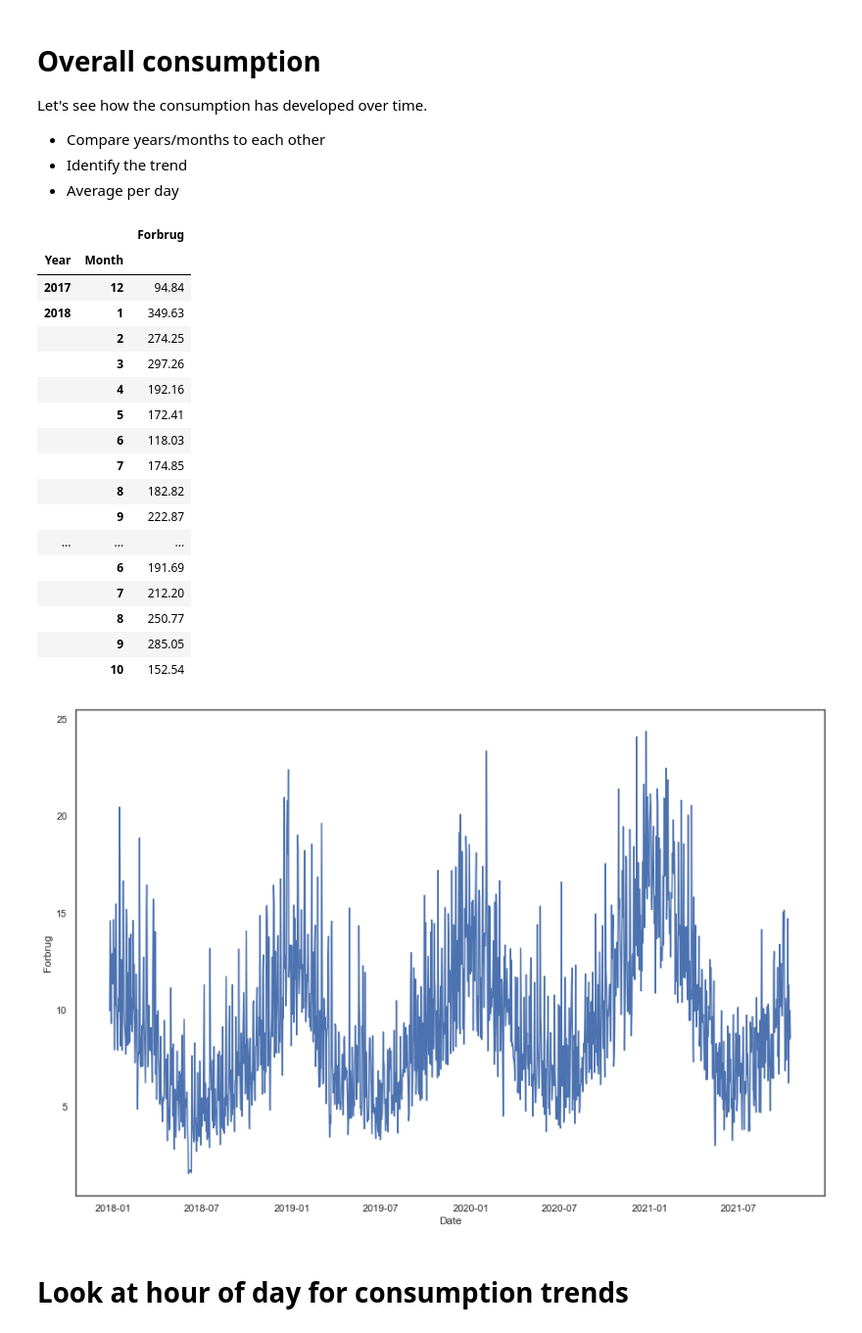
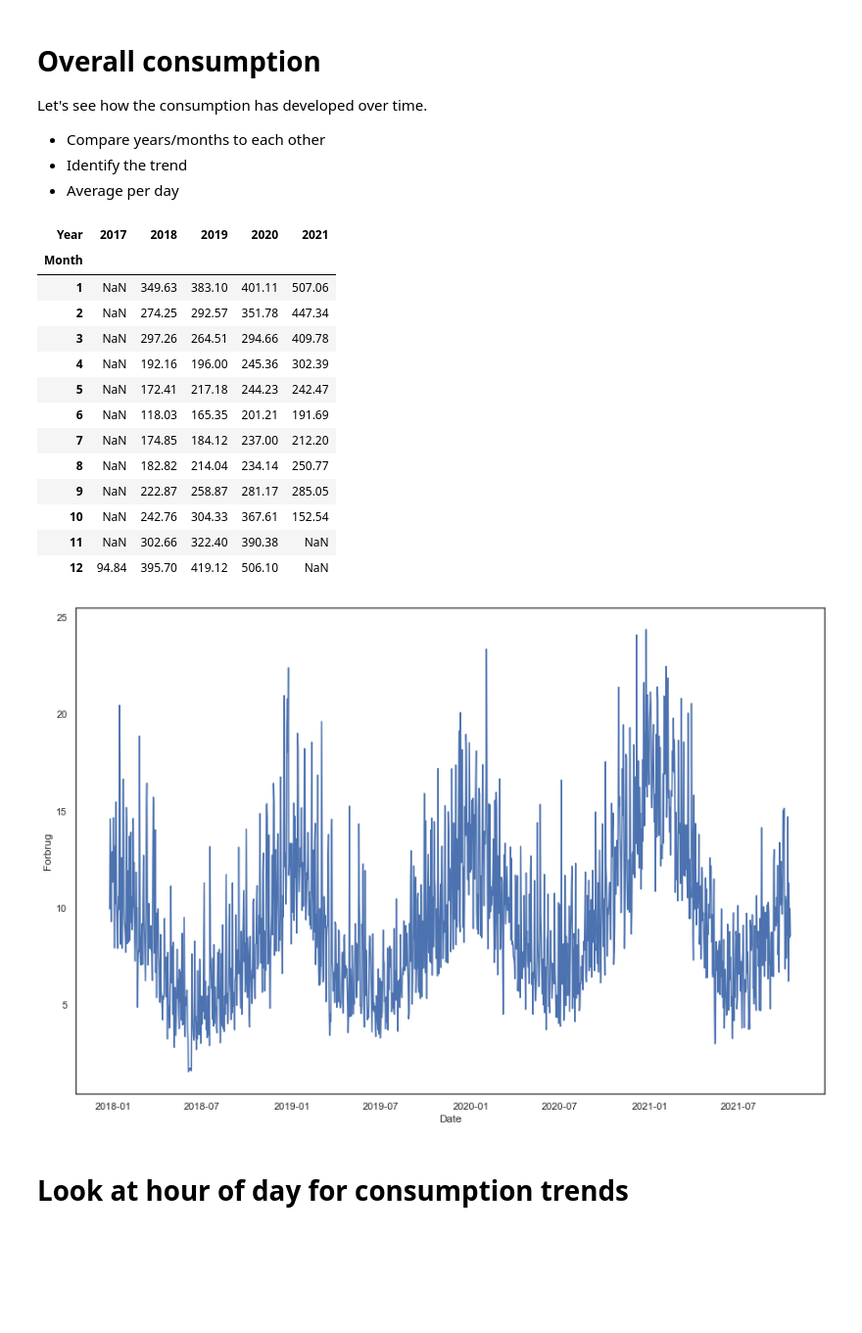
Before and after one commit to jriisj/UtilitiesConsumptionADE, a Jupyter notebook: src/index.ipynb, the cells around one changed output. Shown at 98% size. Saved outputs shown, nothing was run; the diff lists cells and outputs as text; code cells hidden in the pictures; blank space fills up the shorter version.

```diff
--- a/src/index.ipynb
+++ b/src/index.ipynb
@@ -67,35 +67,31 @@ Let's see how the consumption has developed over time.
 # %%
 #Start with aggregating the data to day-level
 test = pd.unique(consumption['Date'])
 
 dayconsumption = consumption.groupby('Date').agg({'Forbrug':'sum'})
 
 #let's plot that graph and see how bad it looks
 #dayconsumption.plot()
-f, ax = plt.subplots(figsize=(15, 10))
+#f, ax = plt.subplots(figsize=(15, 10))
 sns.lineplot(x='Date', y='Forbrug', data=dayconsumption, ax=ax)
 
-monthconsumption = pd.pivot_table(consumption,values='Forbrug',index=['Year','Month'],aggfunc=np.sum)
-monthconsumption
+monthconsumption = pd.pivot_table(consumption,values='Forbrug',index=['Month'],columns='Year',aggfunc=np.sum)
+#monthconsumption
 # %% [output]
-|  |  | Forbrug |
-| Year | Month |  |
-| 2017 | 12 | 94.84 |
-| 2018 | 1 | 349.63 |
-|  | 2 | 274.25 |
-|  | 3 | 297.26 |
-|  | 4 | 192.16 |
-|  | 5 | 172.41 |
-|  | 6 | 118.03 |
-|  | 7 | 174.85 |
-|  | 8 | 182.82 |
-|  | 9 | 222.87 |
-| ... | ... | ... |
-|  | 6 | 191.69 |
-|  | 7 | 212.20 |
-|  | 8 | 250.77 |
-|  | 9 | 285.05 |
-|  | 10 | 152.54 |
+| Year | 2017 | 2018 | 2019 | 2020 | 2021 |
+| Month |  |  |  |  |  |
+| 1 | NaN | 349.63 | 383.10 | 401.11 | 507.06 |
+| 2 | NaN | 274.25 | 292.57 | 351.78 | 447.34 |
+| 3 | NaN | 297.26 | 264.51 | 294.66 | 409.78 |
+| 4 | NaN | 192.16 | 196.00 | 245.36 | 302.39 |
+| 5 | NaN | 172.41 | 217.18 | 244.23 | 242.47 |
+| 6 | NaN | 118.03 | 165.35 | 201.21 | 191.69 |
+| 7 | NaN | 174.85 | 184.12 | 237.00 | 212.20 |
+| 8 | NaN | 182.82 | 214.04 | 234.14 | 250.77 |
+| 9 | NaN | 222.87 | 258.87 | 281.17 | 285.05 |
+| 10 | NaN | 242.76 | 304.33 | 367.61 | 152.54 |
+| 11 | NaN | 302.66 | 322.40 | 390.38 | NaN |
+| 12 | 94.84 | 395.70 | 419.12 | 506.10 | NaN |
 [figure]
 # %% [markdown]
 # Look at hour of day for consumption trends
```
Also changed, not shown: parts of 3 cells of this notebook.
